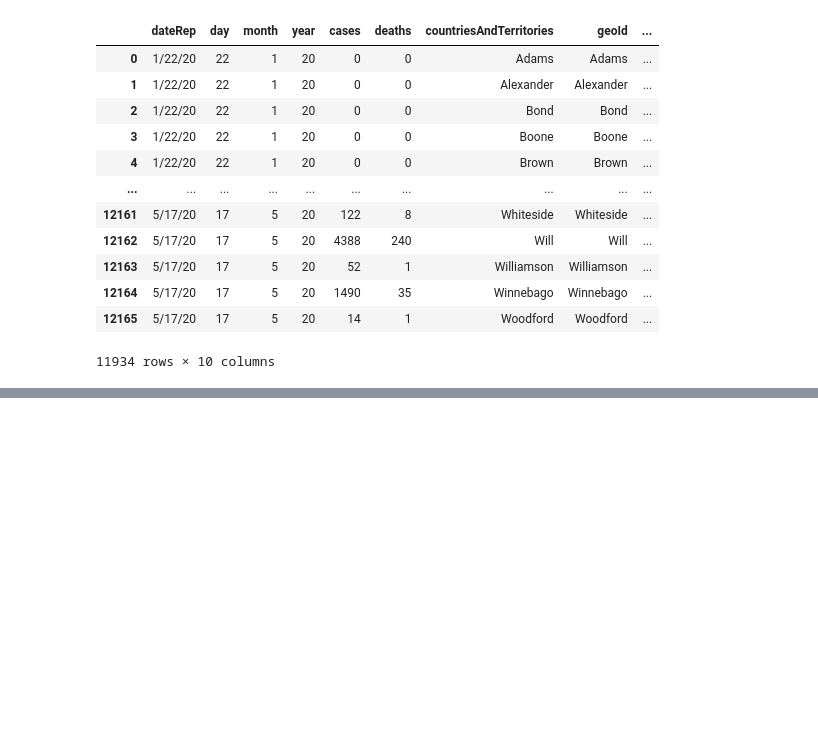
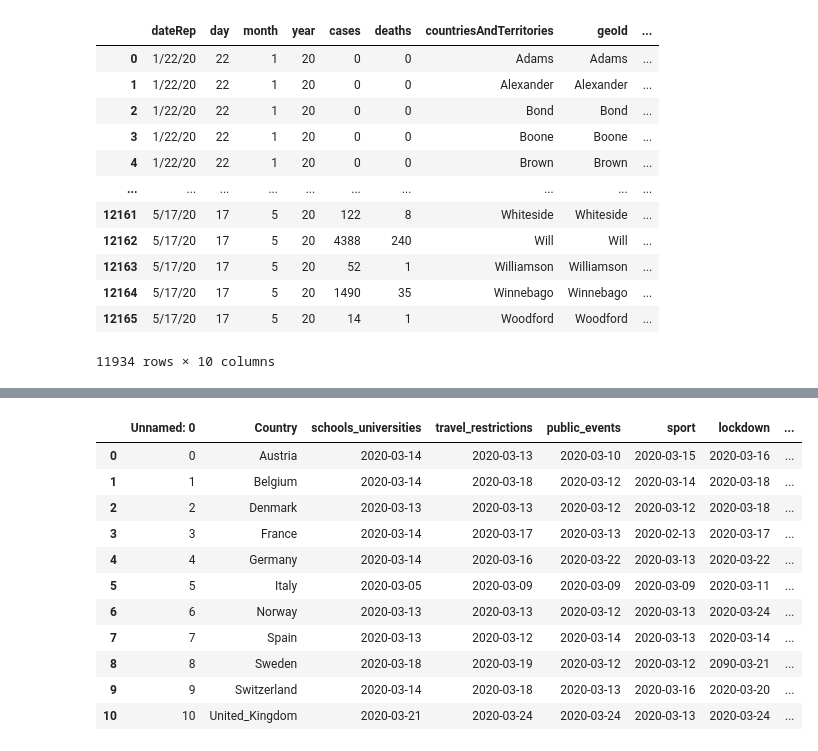
Before and after one commit to uc-cdis/covid19model, a Jupyter notebook: Python/notebooks/scratchSpace.ipynb, the cells around one changed output, grey strips where cells are left out. Drawn from its saved outputs; the diff is of its cells as text; code cells hidden in the pictures; blank space fills up the shorter version.

```diff
--- a/Python/notebooks/scratchSpace.ipynb
+++ b/Python/notebooks/scratchSpace.ipynb
@@ -596,0 +619,18 @@ df.to_csv("ILCaseAndMortalityInputV1.csv")
+# %%
+# their "covariates" table
+theirCovariates = pd.read_csv("theirFinalCovariatesTable.csv")
+# %%
+theirCovariates
+# %% [output]
+|  | Unnamed: 0 | Country | schools_universities | travel_restrictions | public_events | sport | lockdown | ... |
+| 0 | 0 | Austria | 2020-03-14 | 2020-03-13 | 2020-03-10 | 2020-03-15 | 2020-03-16 | ... |
+| 1 | 1 | Belgium | 2020-03-14 | 2020-03-18 | 2020-03-12 | 2020-03-14 | 2020-03-18 | ... |
+| 2 | 2 | Denmark | 2020-03-13 | 2020-03-13 | 2020-03-12 | 2020-03-12 | 2020-03-18 | ... |
+| 3 | 3 | France | 2020-03-14 | 2020-03-17 | 2020-03-13 | 2020-02-13 | 2020-03-17 | ... |
+| 4 | 4 | Germany | 2020-03-14 | 2020-03-16 | 2020-03-22 | 2020-03-13 | 2020-03-22 | ... |
+| 5 | 5 | Italy | 2020-03-05 | 2020-03-09 | 2020-03-09 | 2020-03-09 | 2020-03-11 | ... |
+| 6 | 6 | Norway | 2020-03-13 | 2020-03-13 | 2020-03-12 | 2020-03-13 | 2020-03-24 | ... |
+| 7 | 7 | Spain | 2020-03-13 | 2020-03-12 | 2020-03-14 | 2020-03-13 | 2020-03-14 | ... |
+| 8 | 8 | Sweden | 2020-03-18 | 2020-03-19 | 2020-03-12 | 2020-03-12 | 2090-03-21 | ... |
+| 9 | 9 | Switzerland | 2020-03-14 | 2020-03-18 | 2020-03-13 | 2020-03-16 | 2020-03-20 | ... |
+| 10 | 10 | United_Kingdom | 2020-03-21 | 2020-03-24 | 2020-03-24 | 2020-03-13 | 2020-03-24 | ... |
```
Also changed, not shown: parts of 2 cells of this notebook, 2 other files.
